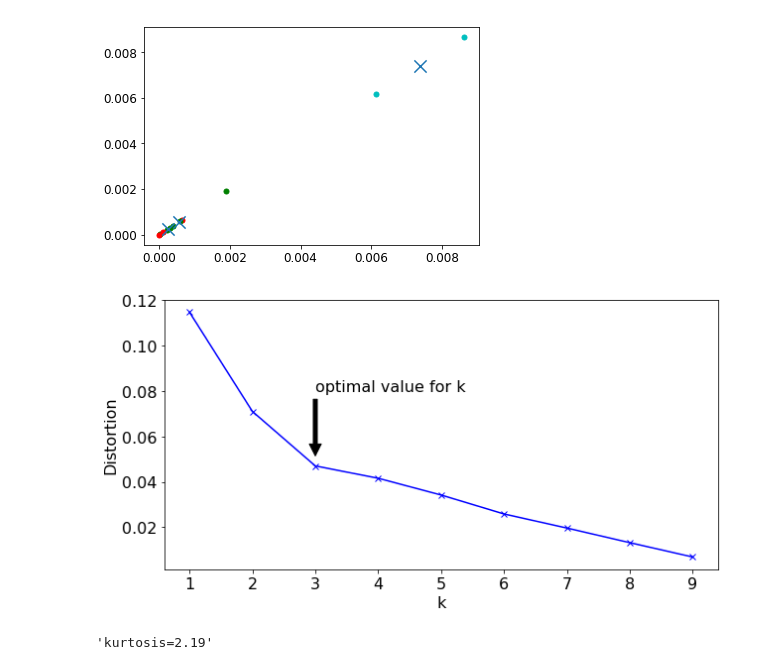
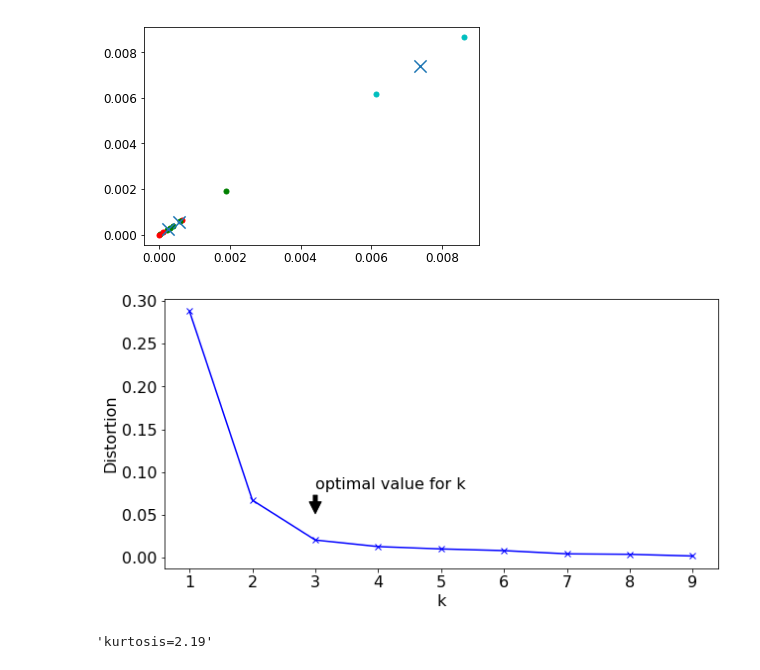
Before and after one commit to owen198/kslab, a Jupyter notebook: ds_comparision/datasets.ipynb, the cells around one changed output. Saved outputs shown, nothing was run; the diff lists cells and outputs as text; code cells hidden in the pictures.

```diff
--- a/ds_comparision/datasets.ipynb
+++ b/ds_comparision/datasets.ipynb
@@ -670,31 +672,31 @@ plt.show()
 # %%
 # k means determine k
 matplotlib.rcParams.update({'font.size': 16})
 plt.figure(figsize=(10, 5))
 
 distortions = []
 K = range(1,10)
 for k in K:
     kmeanModel = KMeans(n_clusters=k).fit(X)
     kmeanModel.fit(X)
-    distortions.append(sum(np.min(cdist(X, kmeanModel.cluster_centers_, 'euclidean'), axis=1)) / X.shape[0])
+    distortions.append(sum(np.min(cdist(X, kmeanModel.cluster_centers_, 'correlation'), axis=1)) / X.shape[0])
 
 
 
 lablestring = 'optimal value for k'
 plt.annotate(lablestring, xy=(3, 0.05), xytext=(3, 0.08),
             arrowprops=dict(facecolor='black', shrink=0.05),
             )
 
 # Plot the elbow
 plt.plot(K, distortions, 'bx-')
 plt.xlabel('k')
 plt.ylabel('Distortion')
 #plt.title('The Elbow Method showing the optimal k')
 plt.savefig('./images/elbow.png', dpi=300)
 plt.show()
 # %% [output]
-[figure, old version]
+[figure, new version]
 # %%
 'kurtosis=' + str(format(kurtosis(ku_br02), '.2f'))
 # %% [output]
```
Also changed, not shown: parts of 3 cells of this notebook, 2 other files.
